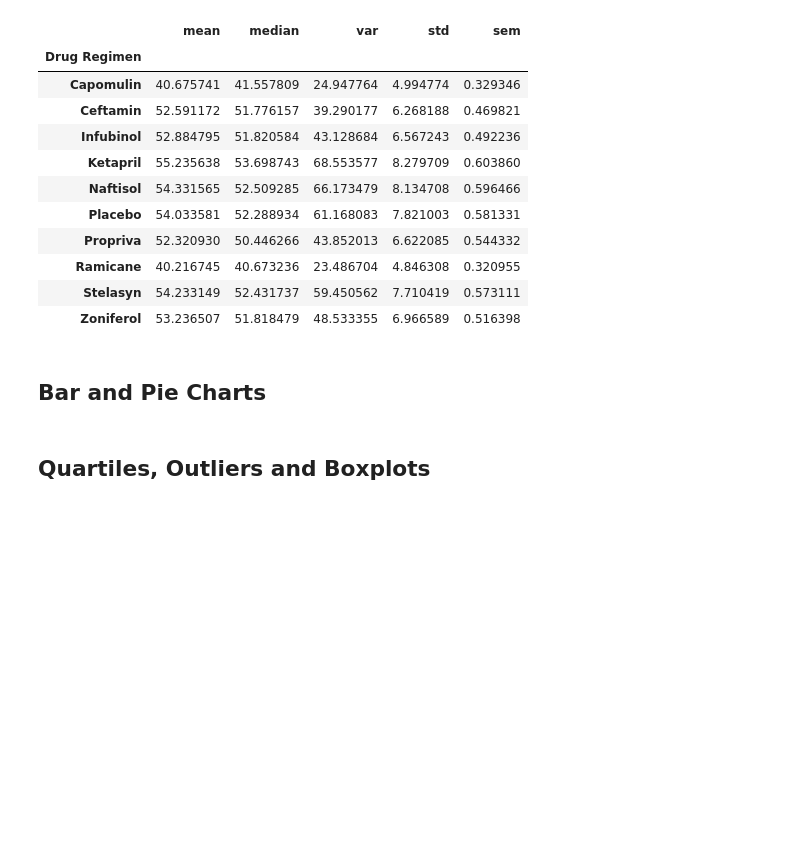
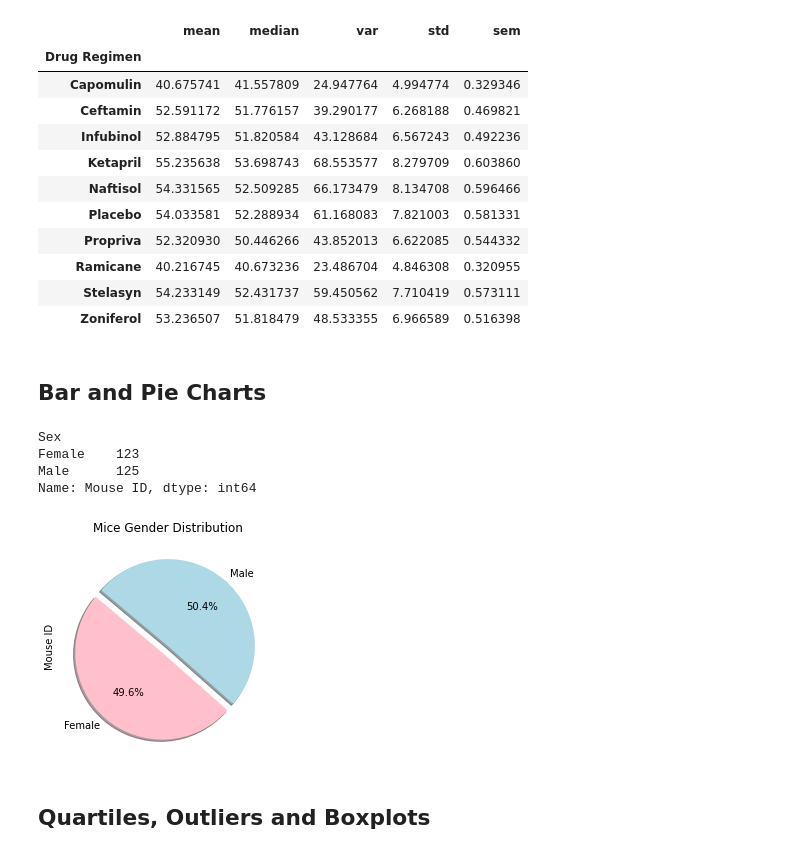
Before and after one commit to naydeenmonzon/Matploblib-Challenge, a Jupyter notebook: pymaceuticals_starter.ipynb, the cells around one changed output. Cells and saved outputs as stored; diff of their text form; code cells hidden in the pictures; blank space fills up the shorter version.

Commit message:
plots

```diff
--- a/pymaceuticals_starter.ipynb
+++ b/pymaceuticals_starter.ipynb
@@ -298,6 +254,23 @@ drug_summary_stats["Tumor Volume (mm3)"].agg(['mean', 'median', 'var', 'std', 's
 # Generate a bar plot showing the total number of measurements taken on each drug regimen using pyplot.
 # %%
 # Generate a pie plot showing the distribution of female versus male mice using pandas
+
+gender = clean_complete_data.groupby('Sex')
+gender_type = labels['Mouse ID'].nunique()
+gender_type
+# %% [output]
+Sex
+Female    123
+Male      125
+Name: Mouse ID, dtype: int64
+# %%
+explode = (0.1,0)
+colors = ['pink','lightblue']
+gender_pie = gender_type.plot(kind='pie', y='Mouse Gender', title='Mice Gender Distribution',
+                              explode=explode, colors=colors, autopct="%1.1f%%", shadow=True, startangle=140)
+plt.show()
+# %% [output]
+[figure, added]
 # %%
 # Generate a pie plot showing the distribution of female versus male mice using pyplot
 # %% [markdown]
```
Also changed, not shown: parts of 6 cells of this notebook.
